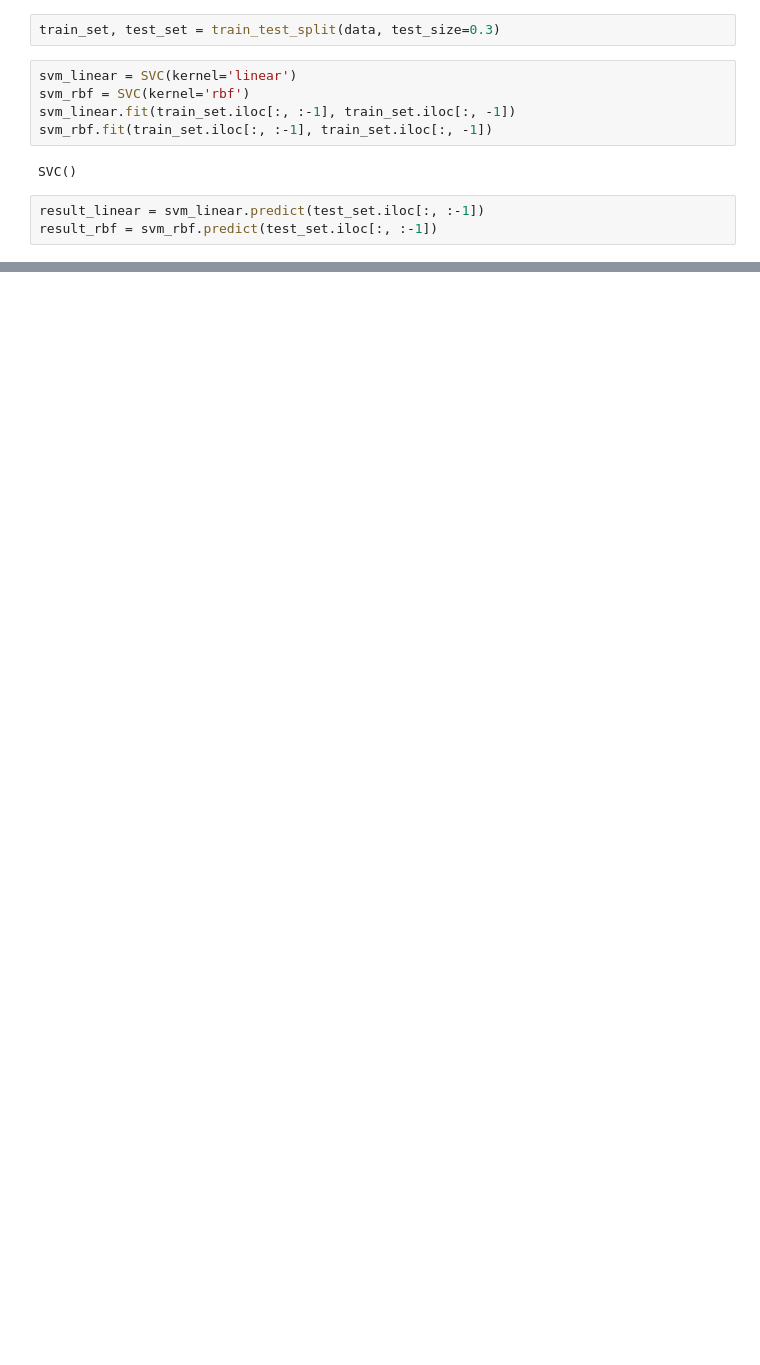
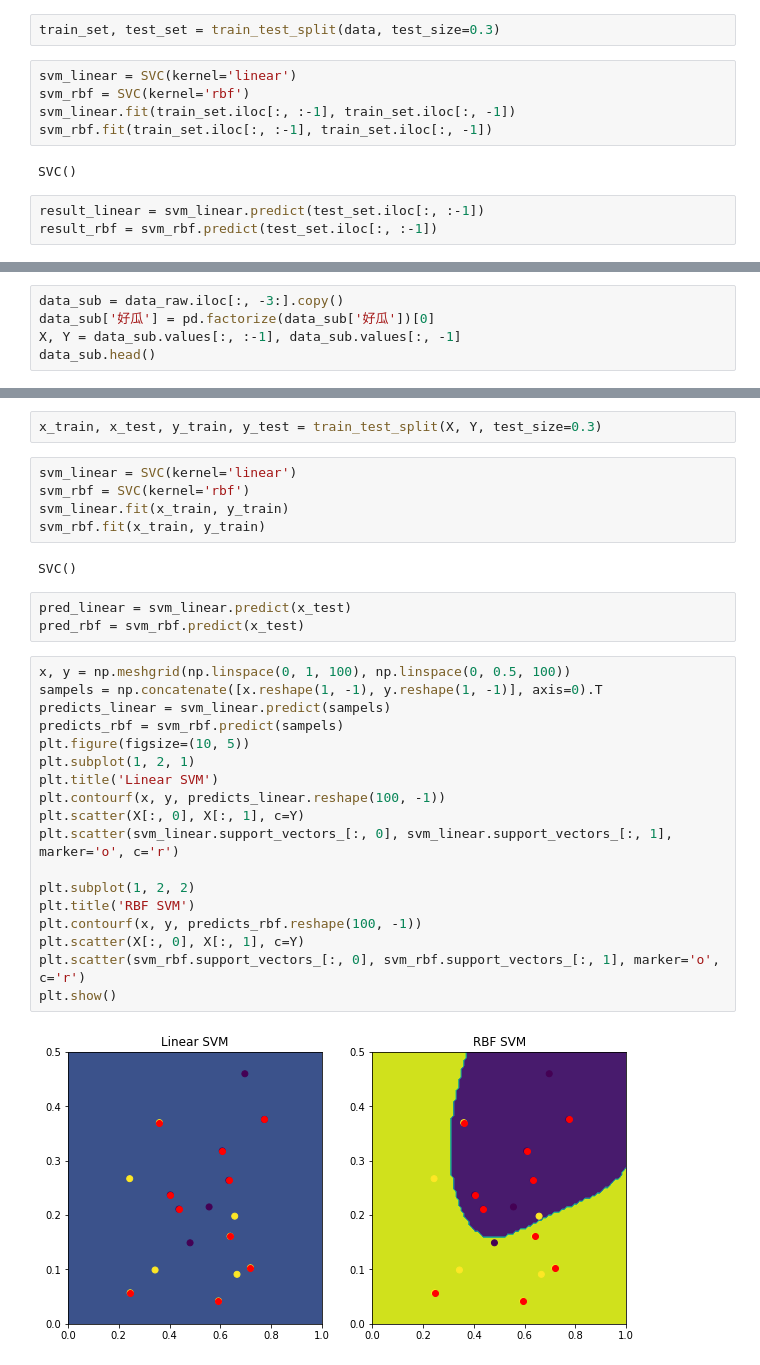
Before and after one commit to ZhenhHuang/sunrise-machine-learning, a Jupyter notebook: Notebook/svm.ipynb, the cells around one changed output, grey strips where cells are left out. Cells and saved outputs as stored; diff of their text form; blank space fills up the shorter version.

```diff
--- a/Notebook/svm.ipynb
+++ b/Notebook/svm.ipynb
@@ -87,0 +68,5 @@ plt.show()
+# %%
+data_sub = data_raw.iloc[:, -3:].copy()
+data_sub['好瓜'] = pd.factorize(data_sub['好瓜'])[0]
+X, Y = data_sub.values[:, :-1], data_sub.values[:, -1]
+data_sub.head()
@@ -87,0 +80,32 @@ plt.show()
+# %%
+x_train, x_test, y_train, y_test = train_test_split(X, Y, test_size=0.3)
+# %%
+svm_linear = SVC(kernel='linear')
+svm_rbf = SVC(kernel='rbf')
+svm_linear.fit(x_train, y_train)
+svm_rbf.fit(x_train, y_train)
+# %% [output]
+SVC()
+# %%
+pred_linear = svm_linear.predict(x_test)
+pred_rbf = svm_rbf.predict(x_test)
+# %%
+x, y = np.meshgrid(np.linspace(0, 1, 100), np.linspace(0, 0.5, 100))
+sampels = np.concatenate([x.reshape(1, -1), y.reshape(1, -1)], axis=0).T
+predicts_linear = svm_linear.predict(sampels)
+predicts_rbf = svm_rbf.predict(sampels)
+plt.figure(figsize=(10, 5))
+plt.subplot(1, 2, 1)
+plt.title('Linear SVM')
+plt.contourf(x, y, predicts_linear.reshape(100, -1))
+plt.scatter(X[:, 0], X[:, 1], c=Y)
+plt.scatter(svm_linear.support_vectors_[:, 0], svm_linear.support_vectors_[:, 1], marker='o', c='r')
+
+plt.subplot(1, 2, 2)
+plt.title('RBF SVM')
+plt.contourf(x, y, predicts_rbf.reshape(100, -1))
+plt.scatter(X[:, 0], X[:, 1], c=Y)
+plt.scatter(svm_rbf.support_vectors_[:, 0], svm_rbf.support_vectors_[:, 1], marker='o', c='r')
+plt.show()
+# %% [output]
+[figure, added]
```
Also changed, not shown: parts of 6 cells of this notebook.
